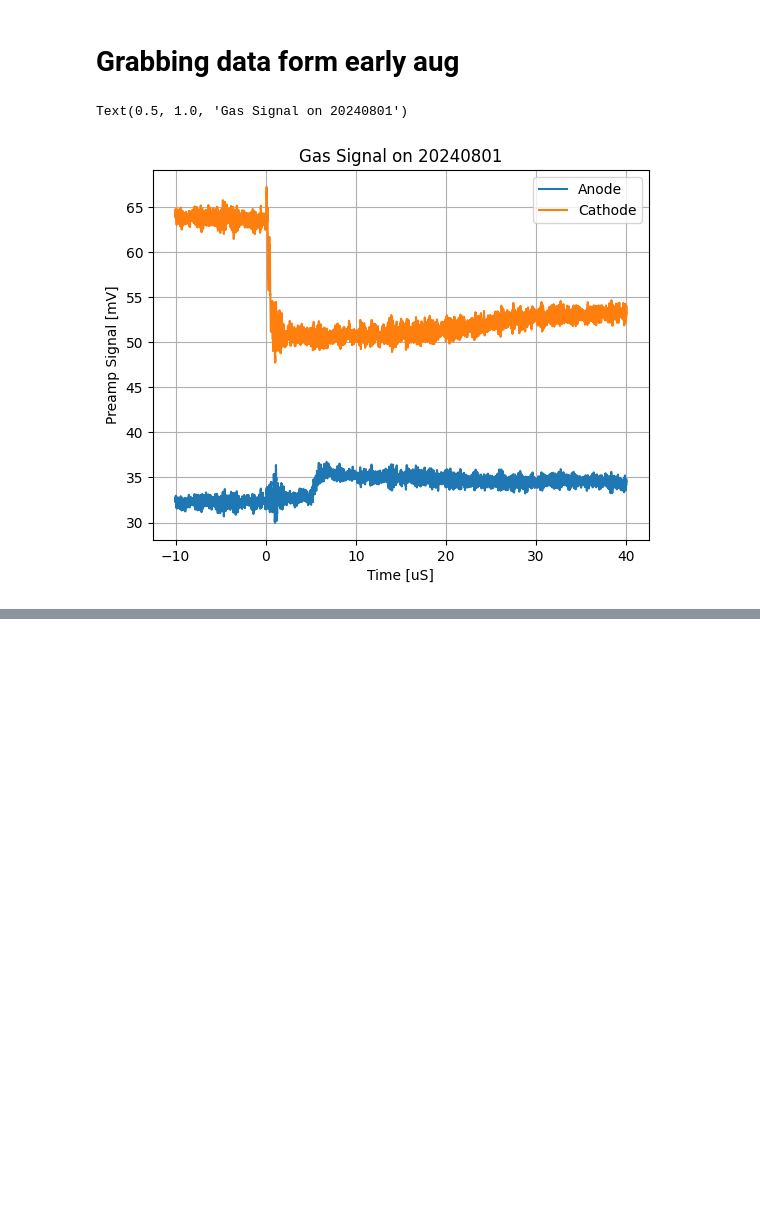
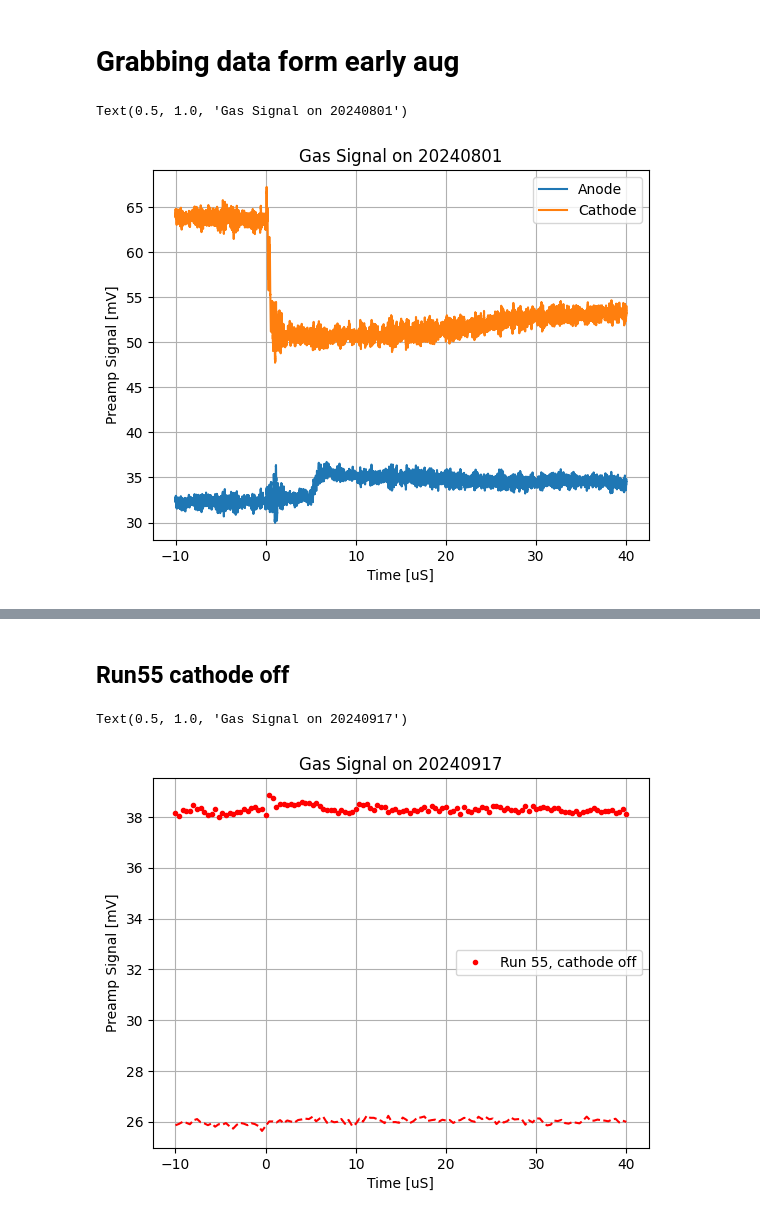
Before and after one commit to jbane11/nexo, a Jupyter notebook: Lab028/osci/osci_analysis.v4.ipynb, the cells around one changed output, grey strips where cells are left out. Drawn from its saved outputs; the diff is of its cells as text; code cells hidden in the pictures; blank space fills up the shorter version.

```diff
--- a/Lab028/osci/osci_analysis.v4.ipynb
+++ b/Lab028/osci/osci_analysis.v4.ipynb
@@ -332,0 +480,70 @@ Text(0.5, 1.0, 'Gas Signal on 20240801')
+# %% [markdown]
+## Run55 cathode off
+# %%
+#wafeform_path="/Users/KK_Lab28_1/Documents/Waveforms/" # Path for data on July 7th
+wafeform_path="A:/DATA/waveforms/"
+waveform_date="20240917"
+runnumber="00055"
+
+stepcount=100
+waveform_dir=wafeform_path+waveform_date+"-"+runnumber
+waveform_wavenumber="10"
+waveform_filename=waveform_date+"-"+runnumber+"_"+waveform_wavenumber
+waveform_fullpath=waveform_dir+"/"+waveform_filename+".csv"
+DF=pd.read_csv(waveform_fullpath,skiprows=[1])
+
+
+
+anodenorm=0#np.average(DF["Average Anode (2)"][:100])
+cathnorm=-20#np.average(DF["Average Cathode (2)"][:100])
+
+
+plt.errorbar(x=DF["Time"][::stepcount],y=DF["Average Anode (2)"][::stepcount] - anodenorm, color= "red", fmt=".",label="Run 55, cathode off")
+plt.errorbar(x=DF["Time"][::stepcount],y=DF["Average Cathode (2)"][::stepcount] - cathnorm, color= "red", fmt="--",)
+
+
+
+# runnumber="00065"
+
+
+# waveform_dir=wafeform_path+waveform_date+"-"+runnumber
+# waveform_wavenumber="10"
+# waveform_filename=waveform_date+"-"+runnumber+"_"+waveform_wavenumber
+# waveform_fullpath=waveform_dir+"/"+waveform_filename+".csv"
+# DF=pd.read_csv(waveform_fullpath,skiprows=[1])
+
+
+# anodenorm=np.average(DF["Average Anode (2)"][:100])
+# cathnorm=np.average(DF["Average Cathode (2)"][:100])
+
+# plt.errorbar(x=DF["Time"][::stepcount],y=DF["Average Anode (2)"][::stepcount] - anodenorm, color= "Blue", fmt=".",label="300 v/cm")
+# plt.errorbar(x=DF["Time"][::stepcount],y=DF["Average Cathode (2)"][::stepcount] - cathnorm, color= "Blue", fmt="--",)
+
+
+# runnumber="00066"
+
+
+# waveform_dir=wafeform_path+waveform_date+"-"+runnumber
+# waveform_wavenumber="10"
+# waveform_filename=waveform_date+"-"+runnumber+"_"+waveform_wavenumber
+# waveform_fullpath=waveform_dir+"/"+waveform_filename+".csv"
+# DF=pd.read_csv(waveform_fullpath,skiprows=[1])
+
+# anodenorm=np.average(DF["Average Anode (2)"][:100])
+# cathnorm=np.average(DF["Average Cathode (2)"][:100])
+
+# plt.errorbar(x=DF["Time"][::stepcount],y=DF["Average Anode (2)"][0::stepcount] - anodenorm, color= "Gray", fmt=".",label="400 v/cm")
+# plt.errorbar(x=DF["Time"][::stepcount],y=DF["Average Cathode (2)"][::stepcount] - cathnorm, color= "Gray", fmt="--",)
+
+
+
+
+plt.xlabel("Time [uS]")
+plt.ylabel("Preamp Signal [mV]")
+plt.grid()
+plt.legend()
+plt.title("Gas Signal on 20240917")
+#plt.xlim(-1000,10000)
+# %% [output]
+Text(0.5, 1.0, 'Gas Signal on 20240917')
+[figure, added]
```
Also changed, not shown: parts of 3 cells of this notebook.
